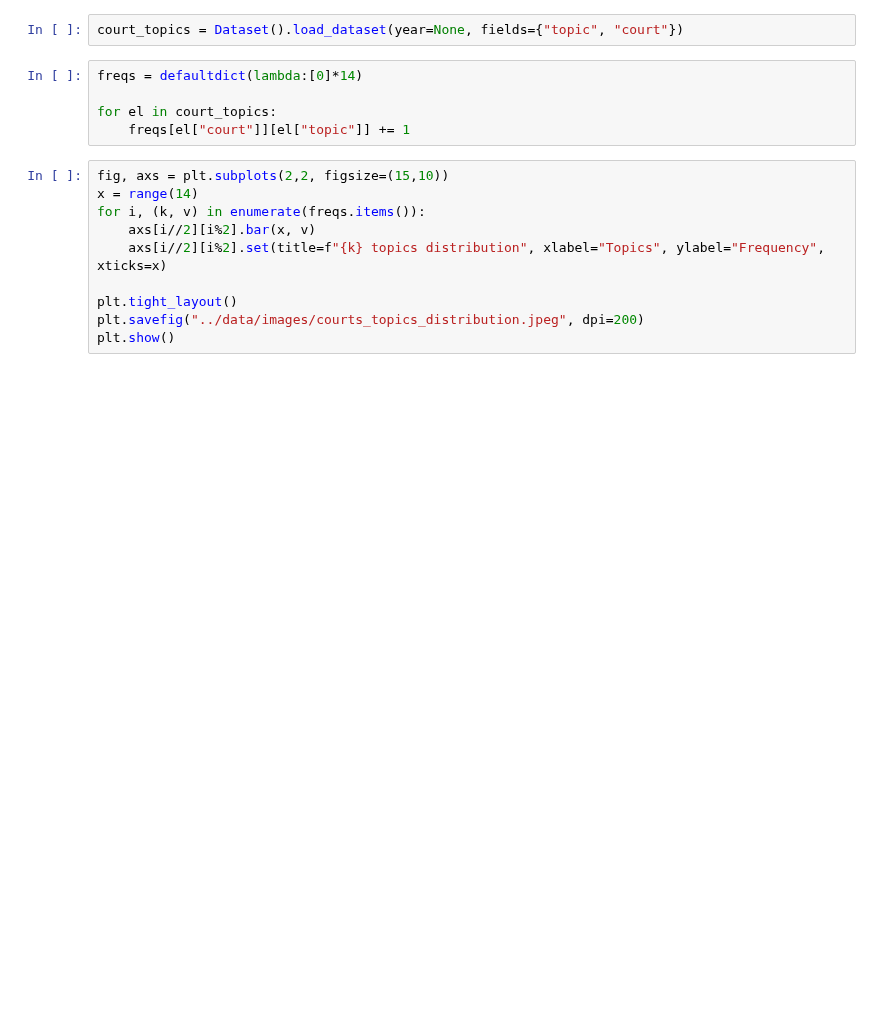
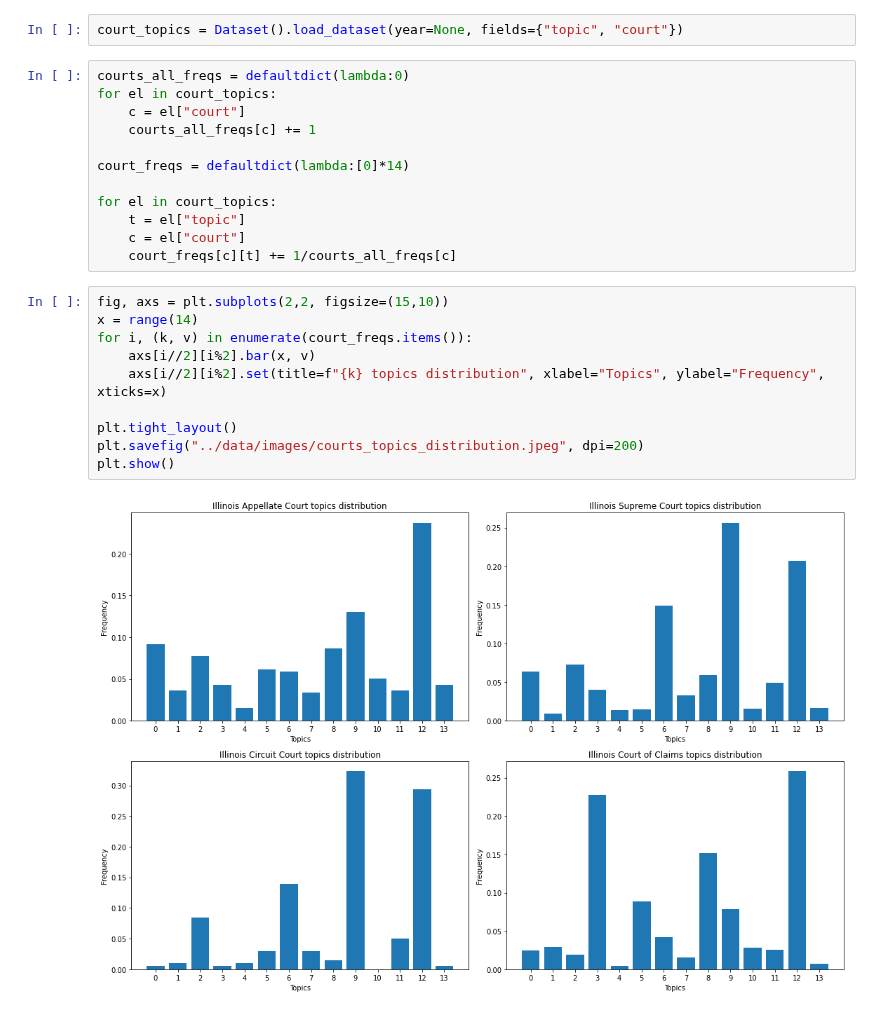
Before and after one commit to tomfran/caselaw-temporal-analysis, a Jupyter notebook: notebooks/05_5_topics_study.ipynb, the cells around one changed output. Cells and saved outputs as stored; diff of their text form; blank space fills up the shorter version.

```diff
--- a/notebooks/05_5_topics_study.ipynb
+++ b/notebooks/05_5_topics_study.ipynb
@@ -37,18 +46,27 @@ plt.show()
 ## Courts topics distribution
 # %%
 court_topics = Dataset().load_dataset(year=None, fields={"topic", "court"})
-# %%
-freqs = defaultdict(lambda:[0]*14)
-
-for el in court_topics:
-    freqs[el["court"]][el["topic"]] += 1
+# %%
+courts_all_freqs = defaultdict(lambda:0)
+for el in court_topics:
+    c = el["court"]
+    courts_all_freqs[c] += 1
+
+court_freqs = defaultdict(lambda:[0]*14)
+
+for el in court_topics:
+    t = el["topic"]
+    c = el["court"]
+    court_freqs[c][t] += 1/courts_all_freqs[c]
 # %%
 fig, axs = plt.subplots(2,2, figsize=(15,10))
 x = range(14)
-for i, (k, v) in enumerate(freqs.items()):
+for i, (k, v) in enumerate(court_freqs.items()):
     axs[i//2][i%2].bar(x, v)
     axs[i//2][i%2].set(title=f"{k} topics distribution", xlabel="Topics", ylabel="Frequency", xticks=x)
 
 plt.tight_layout()
 plt.savefig("../data/images/courts_topics_distribution.jpeg", dpi=200)
 plt.show()
+# %% [output]
+[figure, added]
```
Also changed, not shown: parts of 3 cells of this notebook.
